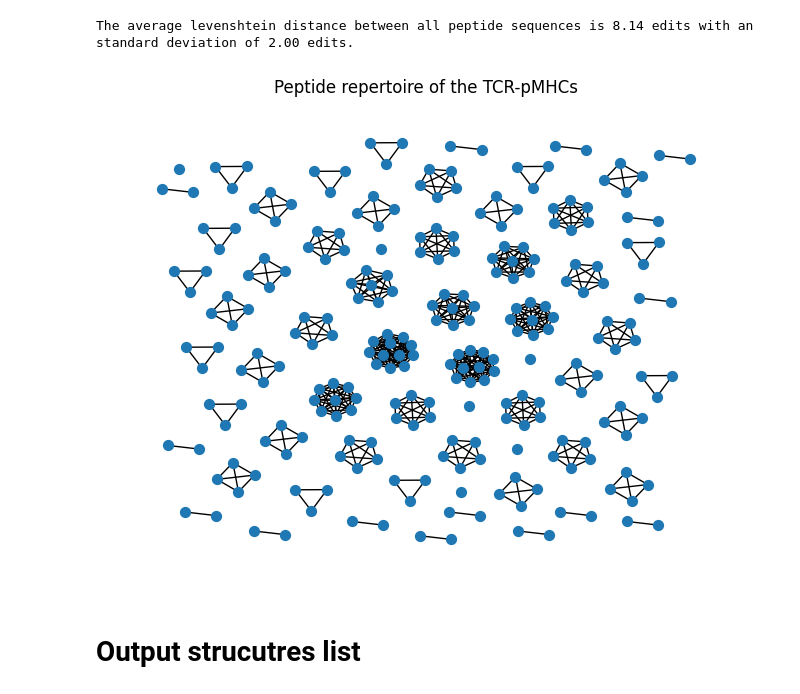
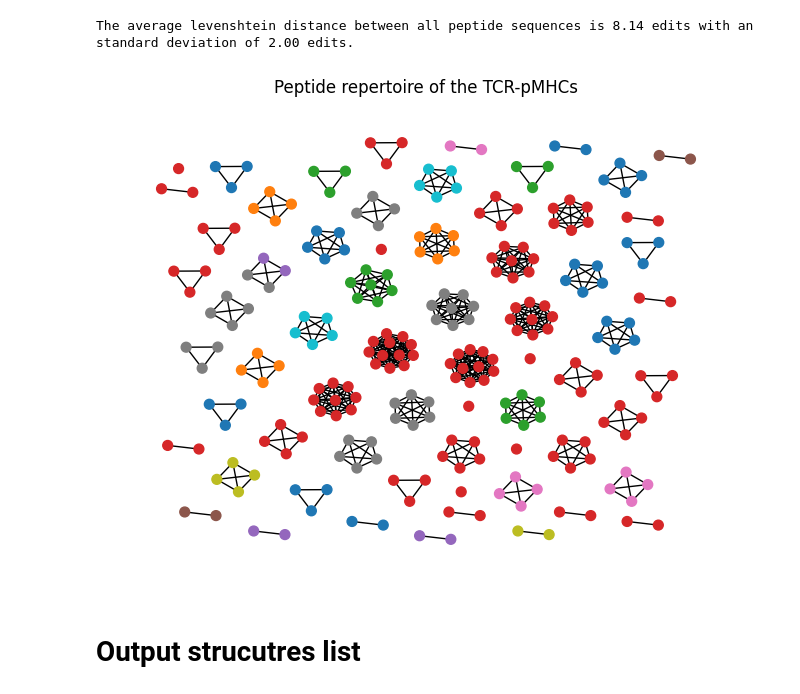
Before and after one commit to benjiemc/tcr-pmhc-interface-analysis, a Jupyter notebook: notebooks/Summary_of_apo_holo_data.ipynb, the cells around one changed output. Saved outputs shown, nothing was run; the diff lists cells and outputs as text; code cells hidden in the pictures.

Commit message:
Colour peptide graph by mhc allele

```diff
--- a/notebooks/Summary_of_apo_holo_data.ipynb
+++ b/notebooks/Summary_of_apo_holo_data.ipynb
@@ -236,17 +236,30 @@ for i in range(1, sequences.shape[0]):
     for j in range(i + 1, sequences.shape[0]):
         if similar_peptides[i, j]:
             G.add_edge(i, j, weight=sequence_percent_identities[i, j] / 100)
+# %%
+mhc_slugs_for_sequences = apo_holo_summary[
+    ['peptide_sequence', 'mhc_slug']
+].query('peptide_sequence.notnull()')['mhc_slug'].values
+
+allele_options = sorted(list(set(list(mhc_slugs_for_sequences))))
+# %%
+matplotlib_colors = plt.rcParams['axes.prop_cycle'].by_key()['color']
+n = int(np.ceil(len(allele_options) / len(matplotlib_colors)))
+
+colour_palette = dict(zip(allele_options, matplotlib_colors * n))
+# %%
+node_colours = [colour_palette[slug] for slug in mhc_slugs_for_sequences]
 # %%
 positions = nx.nx_agraph.graphviz_layout(G, prog="neato")
 
-nx.draw(G, positions, node_size=50)
+nx.draw(G, positions, node_color=node_colours, node_size=50)
 
 plt.title('Peptide repertoire of the TCR-pMHCs')
 
 plt.savefig('../report/figures/peptide_usage_graph.svg')
 plt.show()
 # %% [output]
-[figure, old version]
+[figure, new version]
 # %% [markdown]
 # Output strucutres list
 # %%
```
